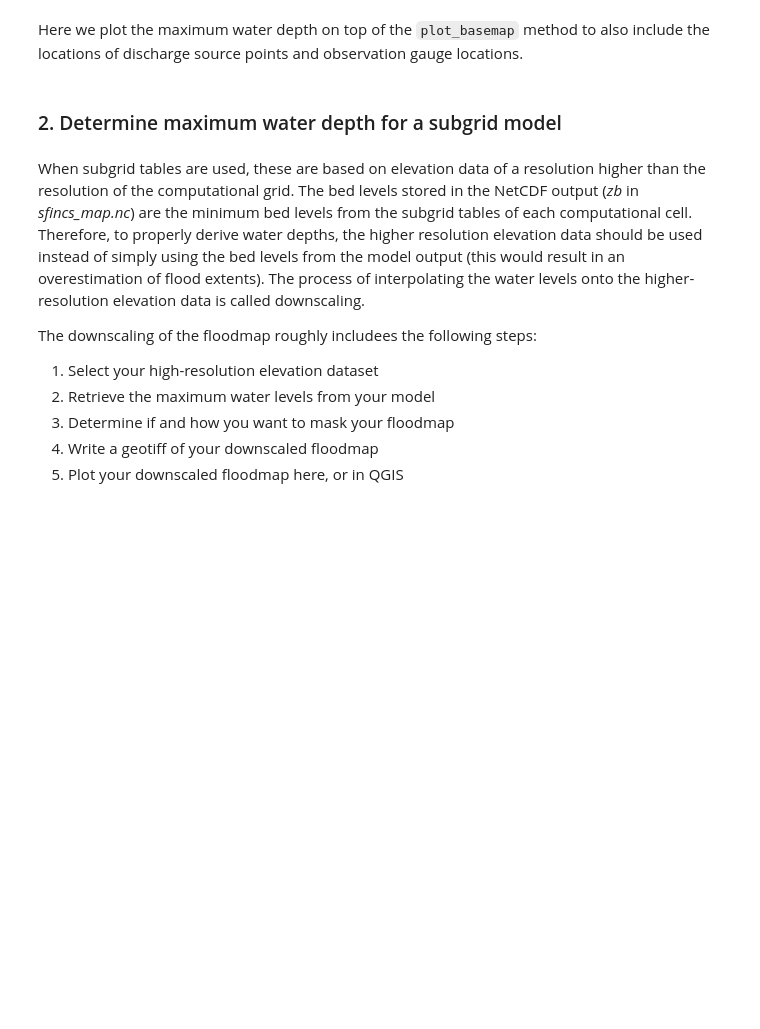
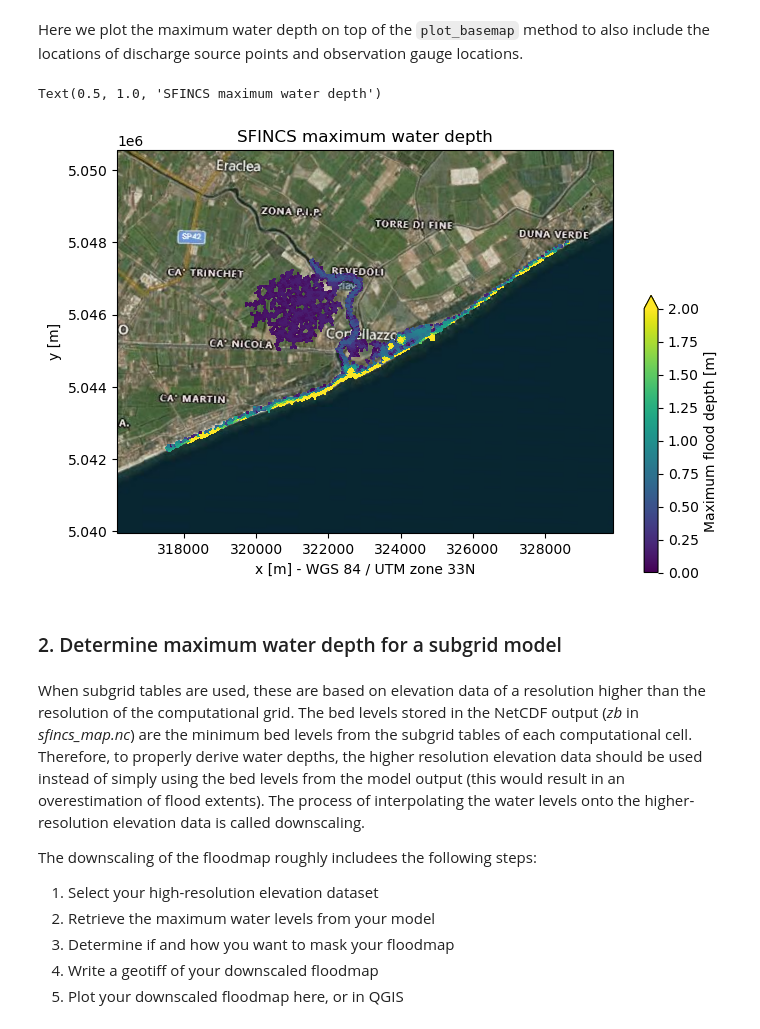
Before and after one commit to Deltares/hydromt_sfincs, a Jupyter notebook: examples/5_plot_results_hmax.ipynb, the cells around one changed output. Cells and saved outputs as stored; diff of their text form; code cells hidden in the pictures; blank space fills up the shorter version.

```diff
--- a/examples/5_plot_results_hmax.ipynb
+++ b/examples/5_plot_results_hmax.ipynb
@@ -64,7 +97,7 @@ gswo_mask = gswo.raster.reproject_like(mod.grid.data, method="max") <= 5
 hmin = 0.05  # minimum flood depth [m] to plot
 
 # hmax is computed by SFINCS and read-in from the sfincs_map.nc file
-da_hmax = mod.output.data["hmax"]
+da_hmax = mod.output.data["hmax"].max(dim="timemax")
 
 # get overland flood depth with GSWO and set minimum flood depth
 da_hmax = da_hmax.where(gswo_mask).where(da_hmax > hmin)
@@ -76,20 +109,23 @@ Here we plot the maximum water depth on top of the `plot_basemap` method to also
 # %%
 # create hmax plot and save to mod.root/figs/hmax.png
 fig, ax = mod.plot_basemap(
     fn_out=None,
     figsize=(8, 6),
     variable=da_hmax,
     plot_bounds=False,
     plot_geoms=False,
     bmap="sat",
     zoomlevel=12,
     vmin=0,
-    vmax=3.0,
+    vmax=2.0,
     cmap=plt.cm.viridis,
     cbar_kwargs={"shrink": 0.6, "anchor": (0, 0)},
 )
 ax.set_title(f"SFINCS maximum water depth")
 # plt.savefig(join(mod.root, 'figs', 'hmax.png'), dpi=225, bbox_inches="tight")
+# %% [output]
+Text(0.5, 1.0, 'SFINCS maximum water depth')
+[figure, added]
 # %% [markdown]
 ### 2. Determine maximum water depth for a subgrid model
 # %% [markdown]
```
Also changed, not shown: parts of 9 cells of this notebook, 31 other files.
